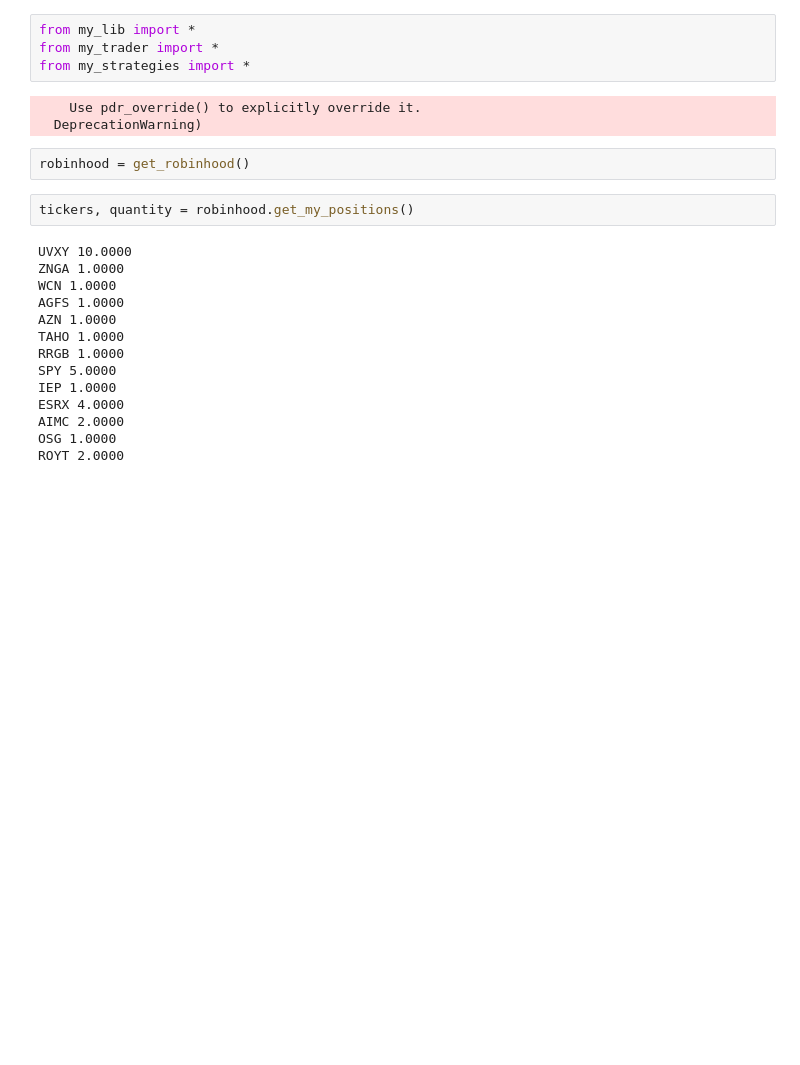
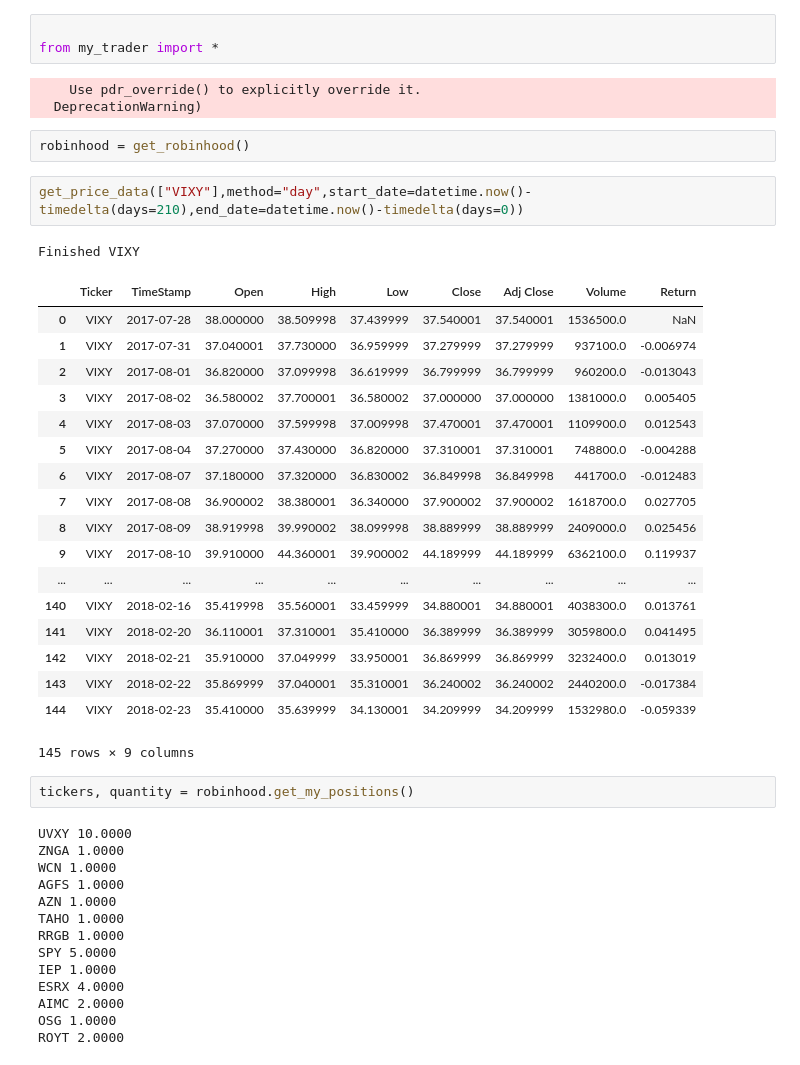
Before and after one commit to doudoujia/My_Trader, a Jupyter notebook: (Not_commit)Strategy_.ipynb, the cells around one changed output. Drawn from its saved outputs; the diff is of its cells as text; blank space fills up the shorter version.

```diff
--- a/(Not_commit)Strategy_.ipynb
+++ b/(Not_commit)Strategy_.ipynb
@@ -1,12 +1,33 @@
 # %%
-from my_lib import *
+
 from my_trader import *
-from my_strategies import *
 # %% [output]
     Use pdr_override() to explicitly override it.
   DeprecationWarning)
 # %%
 robinhood = get_robinhood()
+# %%
+get_price_data(["VIXY"],method="day",start_date=datetime.now()-timedelta(days=210),end_date=datetime.now()-timedelta(days=0))
+# %% [output]
+Finished VIXY
+|  | Ticker | TimeStamp | Open | High | Low | Close | Adj Close | Volume | Return |
+| 0 | VIXY | 2017-07-28 | 38.000000 | 38.509998 | 37.439999 | 37.540001 | 37.540001 | 1536500.0 | NaN |
+| 1 | VIXY | 2017-07-31 | 37.040001 | 37.730000 | 36.959999 | 37.279999 | 37.279999 | 937100.0 | -0.006974 |
+| 2 | VIXY | 2017-08-01 | 36.820000 | 37.099998 | 36.619999 | 36.799999 | 36.799999 | 960200.0 | -0.013043 |
+| 3 | VIXY | 2017-08-02 | 36.580002 | 37.700001 | 36.580002 | 37.000000 | 37.000000 | 1381000.0 | 0.005405 |
+| 4 | VIXY | 2017-08-03 | 37.070000 | 37.599998 | 37.009998 | 37.470001 | 37.470001 | 1109900.0 | 0.012543 |
+| 5 | VIXY | 2017-08-04 | 37.270000 | 37.430000 | 36.820000 | 37.310001 | 37.310001 | 748800.0 | -0.004288 |
+| 6 | VIXY | 2017-08-07 | 37.180000 | 37.320000 | 36.830002 | 36.849998 | 36.849998 | 441700.0 | -0.012483 |
+| 7 | VIXY | 2017-08-08 | 36.900002 | 38.380001 | 36.340000 | 37.900002 | 37.900002 | 1618700.0 | 0.027705 |
+| 8 | VIXY | 2017-08-09 | 38.919998 | 39.990002 | 38.099998 | 38.889999 | 38.889999 | 2409000.0 | 0.025456 |
+| 9 | VIXY | 2017-08-10 | 39.910000 | 44.360001 | 39.900002 | 44.189999 | 44.189999 | 6362100.0 | 0.119937 |
+| ... | ... | ... | ... | ... | ... | ... | ... | ... | ... |
+| 140 | VIXY | 2018-02-16 | 35.419998 | 35.560001 | 33.459999 | 34.880001 | 34.880001 | 4038300.0 | 0.013761 |
+| 141 | VIXY | 2018-02-20 | 36.110001 | 37.310001 | 35.410000 | 36.389999 | 36.389999 | 3059800.0 | 0.041495 |
+| 142 | VIXY | 2018-02-21 | 35.910000 | 37.049999 | 33.950001 | 36.869999 | 36.869999 | 3232400.0 | 0.013019 |
+| 143 | VIXY | 2018-02-22 | 35.869999 | 37.040001 | 35.310001 | 36.240002 | 36.240002 | 2440200.0 | -0.017384 |
+| 144 | VIXY | 2018-02-23 | 35.410000 | 35.639999 | 34.130001 | 34.209999 | 34.209999 | 1532980.0 | -0.059339 |
+145 rows × 9 columns
 # %%
 tickers, quantity = robinhood.get_my_positions()
 # %% [output]
```
Also changed, not shown: parts of 5 cells of this notebook, 3 other files.
